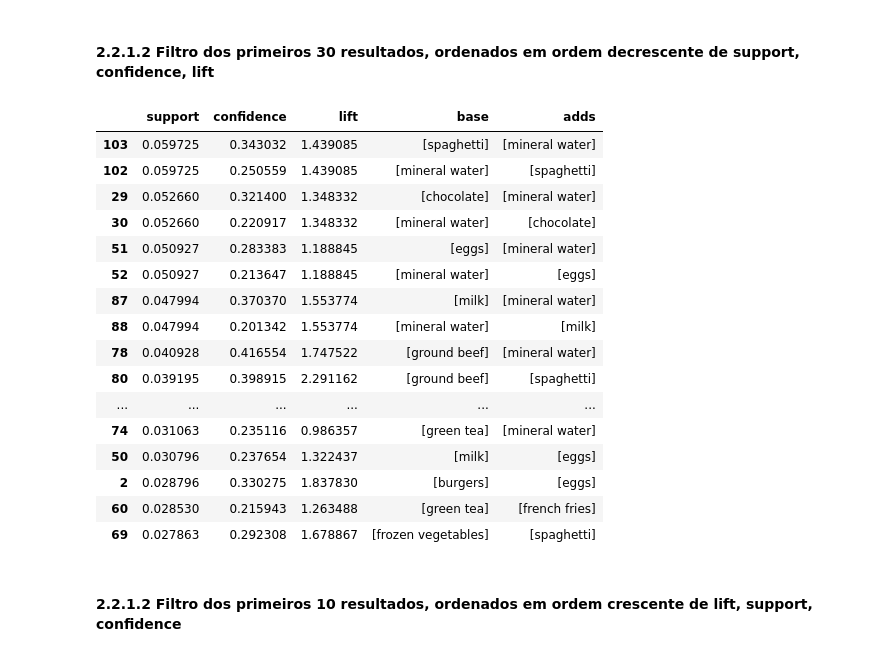
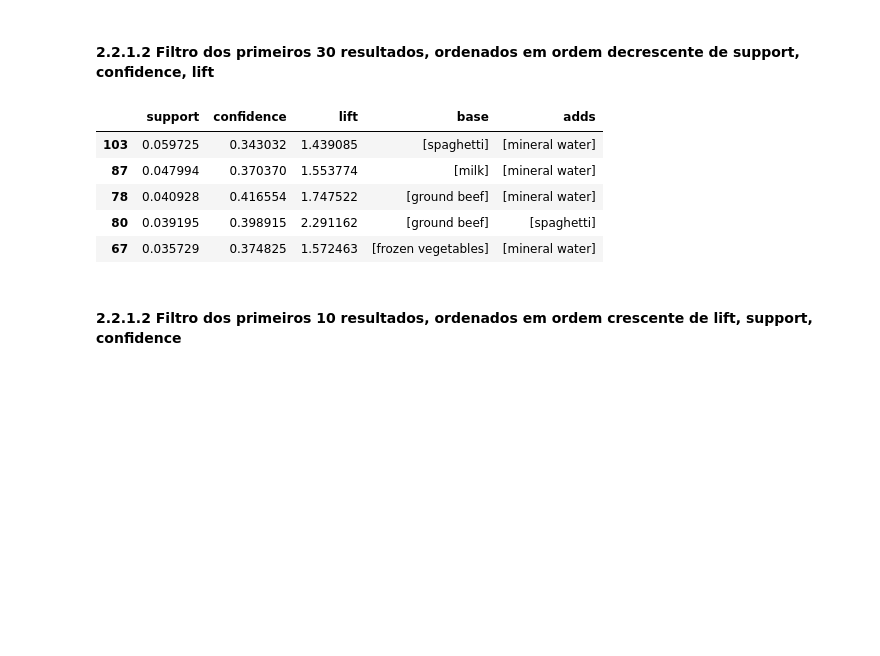
Before and after one commit to joaopaulopbjp/regras_associacao, a Jupyter notebook: Apriori_regras_associacao.ipynb, the cells around one changed output. Drawn from its saved outputs; the diff is of its cells as text; code cells hidden in the pictures; blank space fills up the shorter version.

```diff
--- a/Apriori_regras_associacao.ipynb
+++ b/Apriori_regras_associacao.ipynb
@@ -164,25 +195,14 @@ df_freq_adds.sort_values(by=['freq'], ascending=False).head(10).plot(kind='bar',
 # %% [markdown]
 #### 2.2.1.2 Filtro dos primeiros 30 resultados, ordenados em ordem decrescente de support, confidence, lift
 # %%
-df_result.sort_values(by=['support','confidence','lift'], ascending=False).head(30)
+df_result[(df_result.support > 0.034) & (df_result.confidence > 0.33)].sort_values(by=['support','confidence','lift'], ascending=False).head(30)
 # %% [output]
 |  | support | confidence | lift | base | adds |
 | 103 | 0.059725 | 0.343032 | 1.439085 | [spaghetti] | [mineral water] |
-| 102 | 0.059725 | 0.250559 | 1.439085 | [mineral water] | [spaghetti] |
-| 29 | 0.052660 | 0.321400 | 1.348332 | [chocolate] | [mineral water] |
-| 30 | 0.052660 | 0.220917 | 1.348332 | [mineral water] | [chocolate] |
-| 51 | 0.050927 | 0.283383 | 1.188845 | [eggs] | [mineral water] |
-| 52 | 0.050927 | 0.213647 | 1.188845 | [mineral water] | [eggs] |
 | 87 | 0.047994 | 0.370370 | 1.553774 | [milk] | [mineral water] |
-| 88 | 0.047994 | 0.201342 | 1.553774 | [mineral water] | [milk] |
 | 78 | 0.040928 | 0.416554 | 1.747522 | [ground beef] | [mineral water] |
 | 80 | 0.039195 | 0.398915 | 2.291162 | [ground beef] | [spaghetti] |
-| ... | ... | ... | ... | ... | ... |
-| 74 | 0.031063 | 0.235116 | 0.986357 | [green tea] | [mineral water] |
-| 50 | 0.030796 | 0.237654 | 1.322437 | [milk] | [eggs] |
-| 2 | 0.028796 | 0.330275 | 1.837830 | [burgers] | [eggs] |
-| 60 | 0.028530 | 0.215943 | 1.263488 | [green tea] | [french fries] |
-| 69 | 0.027863 | 0.292308 | 1.678867 | [frozen vegetables] | [spaghetti] |
+| 67 | 0.035729 | 0.374825 | 1.572463 | [frozen vegetables] | [mineral water] |
 # %% [markdown]
 #### 2.2.1.2 Filtro dos primeiros 10 resultados, ordenados em ordem crescente de lift, support, confidence
 # %%
```
Also changed, not shown: parts of 5 cells of this notebook.
